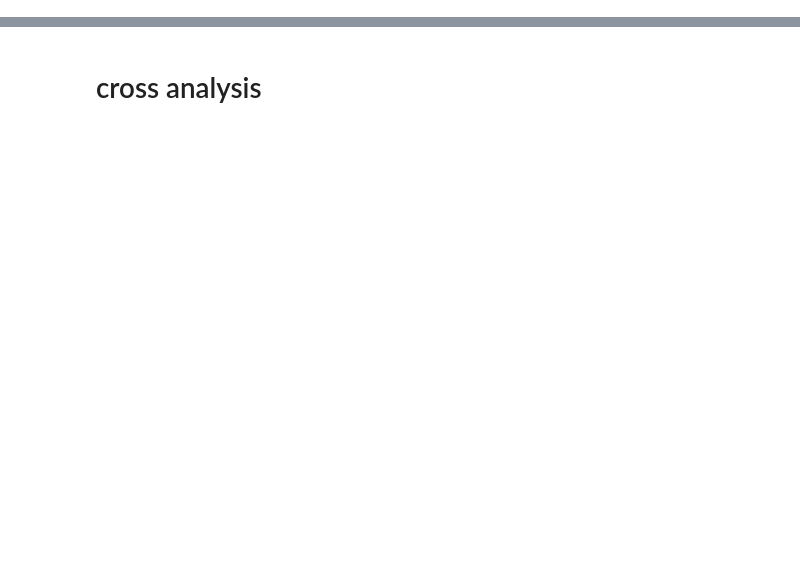
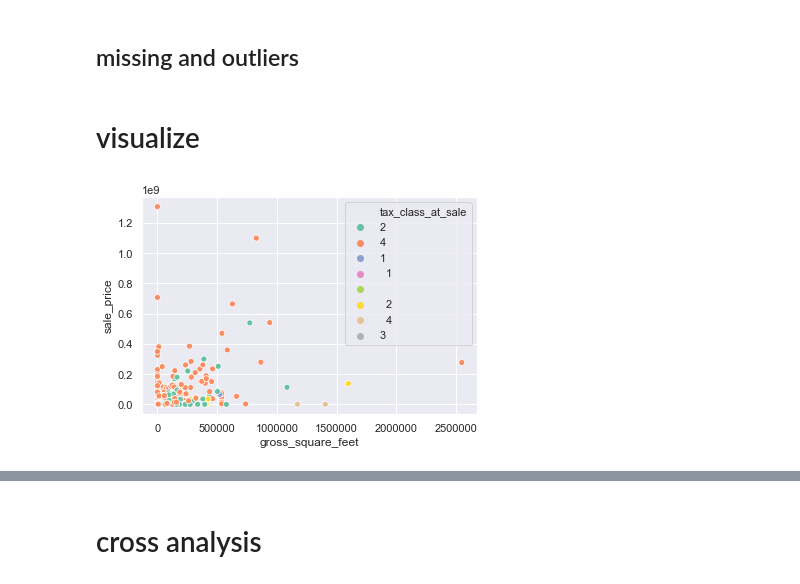
Before and after one commit to tansudasli/analytics-sandbox, a Jupyter notebook: real_estate_of_nyc_02_VISUALIZE.ipynb, the cells around one changed output, grey strips where cells are left out. Cells and saved outputs as stored; diff of their text form; code cells hidden in the pictures; blank space fills up the shorter version.

```diff
--- a/real_estate_of_nyc_02_VISUALIZE.ipynb
+++ b/real_estate_of_nyc_02_VISUALIZE.ipynb
@@ -102,0 +113,8 @@ raw_data.describe(include='all')
+# %% [markdown]
+## missing and outliers
+# %% [markdown]
+# visualize
+# %%
+ax1 = sns.scatterplot(x='gross_square_feet', y='sale_price', hue='tax_class_at_sale', palette='Set2', data=raw_data)
+# %% [output]
+[figure, added]
```
Also changed, not shown: parts of 8 cells of this notebook.
